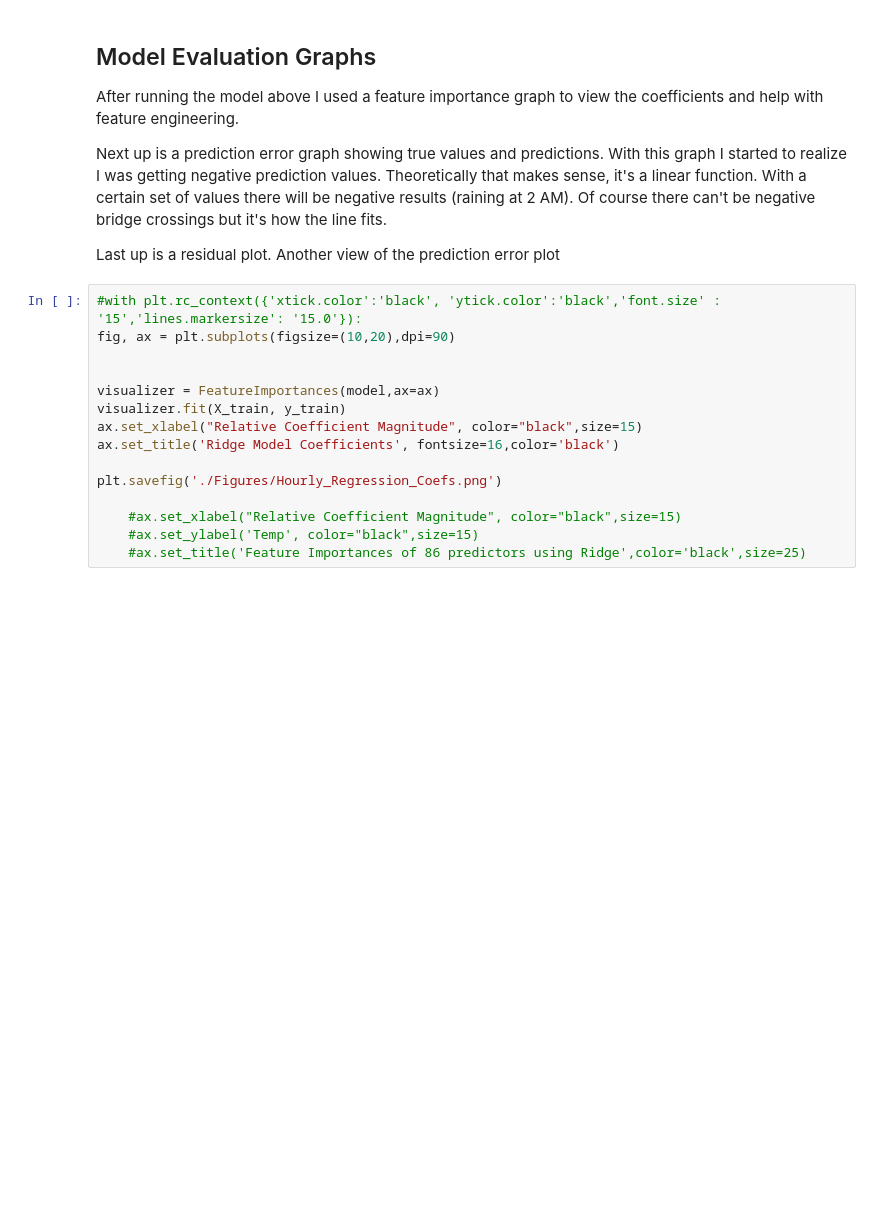
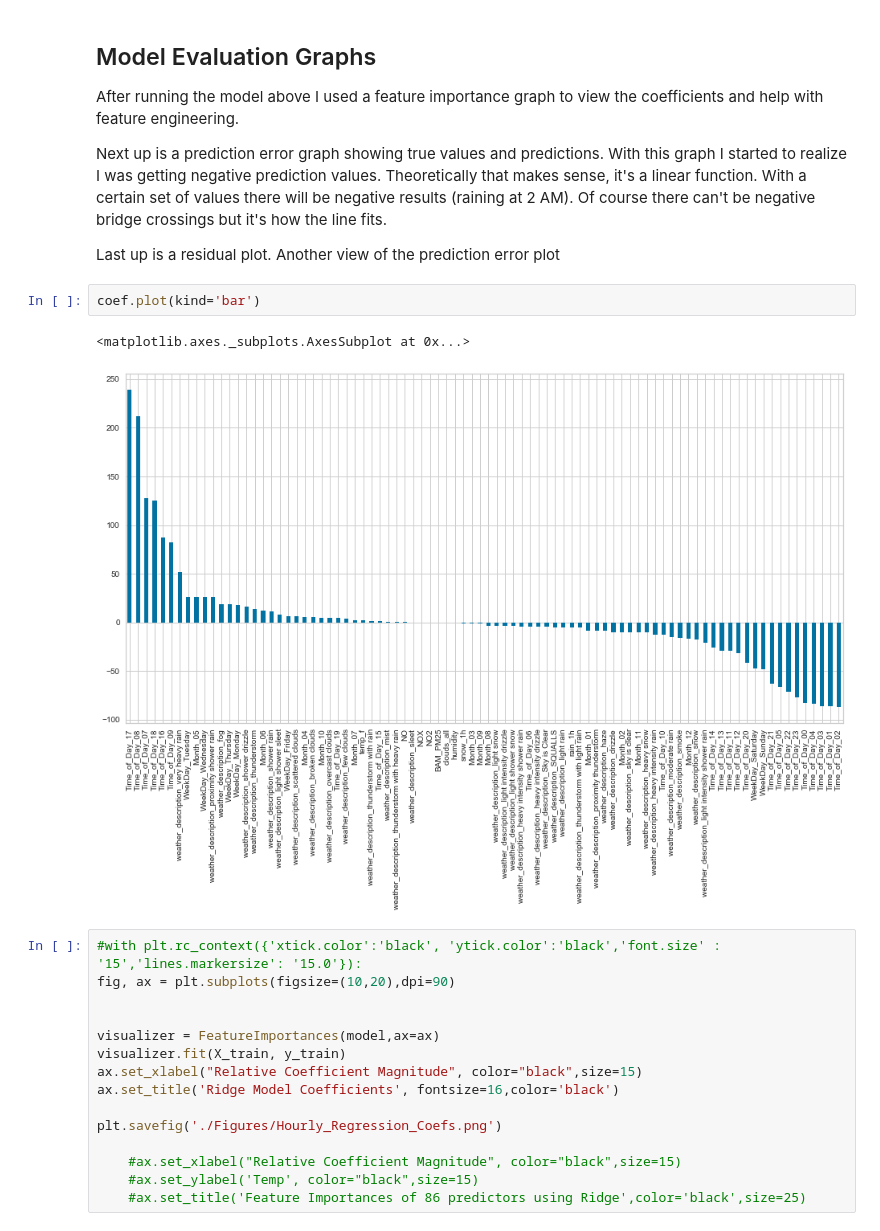
Before and after one commit to codyRing/Data_Science_Captstone, a Jupyter notebook: Hourly Regression.ipynb, the cells around one changed output. Cells and saved outputs as stored; diff of their text form; blank space fills up the shorter version.

```diff
--- a/Hourly Regression.ipynb
+++ b/Hourly Regression.ipynb
@@ -429,6 +429,11 @@ After running the model above I used a feature importance graph to view the coef
 Next up is a prediction error graph showing true values and predictions. With this graph I started to realize I was getting negative prediction values. Theoretically that makes sense, it's a linear function. With a certain set of values there will be negative results (raining at 2 AM). Of course there can't be negative bridge crossings but it's how the line fits.
 
 Last up is a residual plot. Another view of the prediction error plot
+# %%
+coef.plot(kind='bar')
+# %% [output]
+<matplotlib.axes._subplots.AxesSubplot at 0x...>
+[figure, added]
 # %%
 #with plt.rc_context({'xtick.color':'black', 'ytick.color':'black','font.size' : '15','lines.markersize': '15.0'}):
 fig, ax = plt.subplots(figsize=(10,20),dpi=90)
```
Also changed, not shown: parts of 1 cell of this notebook, 5 other files.
